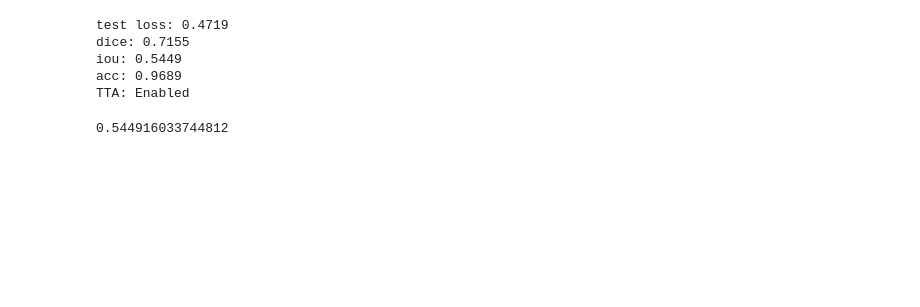
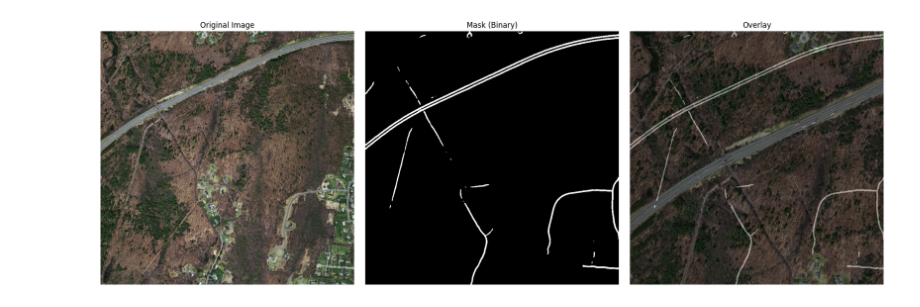
Before and after one commit to Pozdnyakov-Artem/AI-labs, a Jupyter notebook: laba2/laba2.ipynb, the cells around one changed output. Drawn from its saved outputs; the diff is of its cells as text; code cells hidden in the pictures; blank space fills up the shorter version.

```diff
--- a/laba2/laba2.ipynb
+++ b/laba2/laba2.ipynb
@@ -21,8 +21,9 @@ from torchmetrics import Accuracy
 import matplotlib.pyplot as plt
 import segmentation_models_pytorch as smp
 # %%
+image_size = 896
 train_transform = A.Compose([
-    A.RandomResizedCrop(size=(768, 768), scale=(0.7, 1.0), ratio=(0.9, 1.1)),
+    A.RandomResizedCrop(size=(image_size, image_size), scale=(0.7, 1.0), ratio=(0.9, 1.1)),
     A.HorizontalFlip(p=0.5),
     A.VerticalFlip(p=0.5),
     A.RandomRotate90(p=0.5),  # ← Спутниковые снимки не имеют "верха"
@@ -52,7 +53,7 @@ train_transform = A.Compose([
 ], additional_targets={'mask': 'mask'})
 
 test_transform = A.Compose([
-    A.Resize(768,768),
+    A.Resize(image_size,image_size),
     A.Normalize(mean=(0.485, 0.456, 0.406), std=(0.229, 0.224, 0.225)),
     ToTensorV2()
 ], additional_targets={'mask': 'mask'})
@@ -382,34 +418,37 @@ model = create_model_for_inference()
 checkpoint = torch.load('model.pth', map_location=device)
 model.load_state_dict(checkpoint)
 model.eval()
 
 image = cv2.imread(r'tiff/test/10378780_15.tiff')
 image = cv2.cvtColor(image, cv2.COLOR_BGR2RGB)
 
 sample = test_transform(image=image)
 image_tensor = sample['image'].unsqueeze(0).to(device)
 
 with torch.no_grad():
     mask = (torch.sigmoid(model(image_tensor)) > 0.5).float()
-    mask = (mask * 255).byte()
+    mask = (mask * 255).byte().squeeze(0).squeeze(0)
+    mask = mask.cpu().numpy()
 
 fig, axes = plt.subplots(1, 3, figsize=(18, 6))
 
 axes[0].imshow(image)
 axes[0].set_title('Original Image')
 axes[0].axis('off')
 
 axes[1].imshow(mask, cmap='gray')
 axes[1].set_title('Mask (Binary)')
 axes[1].axis('off')
 
 axes[2].imshow(image)
 axes[2].imshow(mask, cmap='gray', alpha=0.4)
 axes[2].set_title('Overlay')
 axes[2].axis('off')
 
 plt.tight_layout()
 plt.show()
+# %% [output]
+[figure, added]
 # %%
 %matplotlib inline
 
@@ -535,7 +574,7 @@ def predict_with_tta(model, image_tensor, device):
     final_pred = torch.stack(predictions).mean(dim=0)
     return final_pred
 
-def test(model, test_loader, criterion, use_tta=Аф):
+def test(model, test_loader, criterion, use_tta=False):
     iou_metric = BinaryJaccardIndex(threshold=0.45).to(device)
     acc_metric = BinaryAccuracy(threshold=0.45).to(device)
     dice_total = 0
@@ -620,10 +659,3 @@ checkpoint = torch.load('model.pth', map_location=device)
 model.load_state_dict(checkpoint)
 criterion = FocalIoULoss(focal_weight=0.5, iou_weight=0.5, gamma=2.0)
 test(model, test_loader, criterion)
-# %% [output]
-test loss: 0.4719
-dice: 0.7155
-iou: 0.5449
-acc: 0.9689
-TTA: Enabled
-0.544916033744812
```
Also changed, not shown: parts of 6 cells of this notebook.
